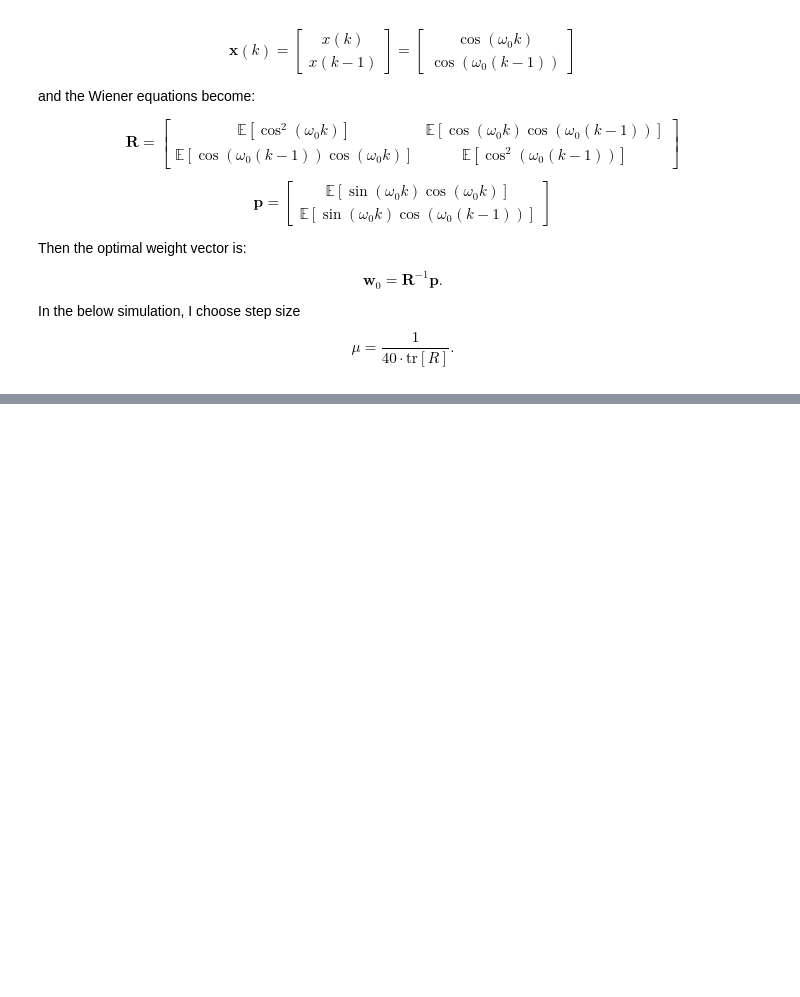
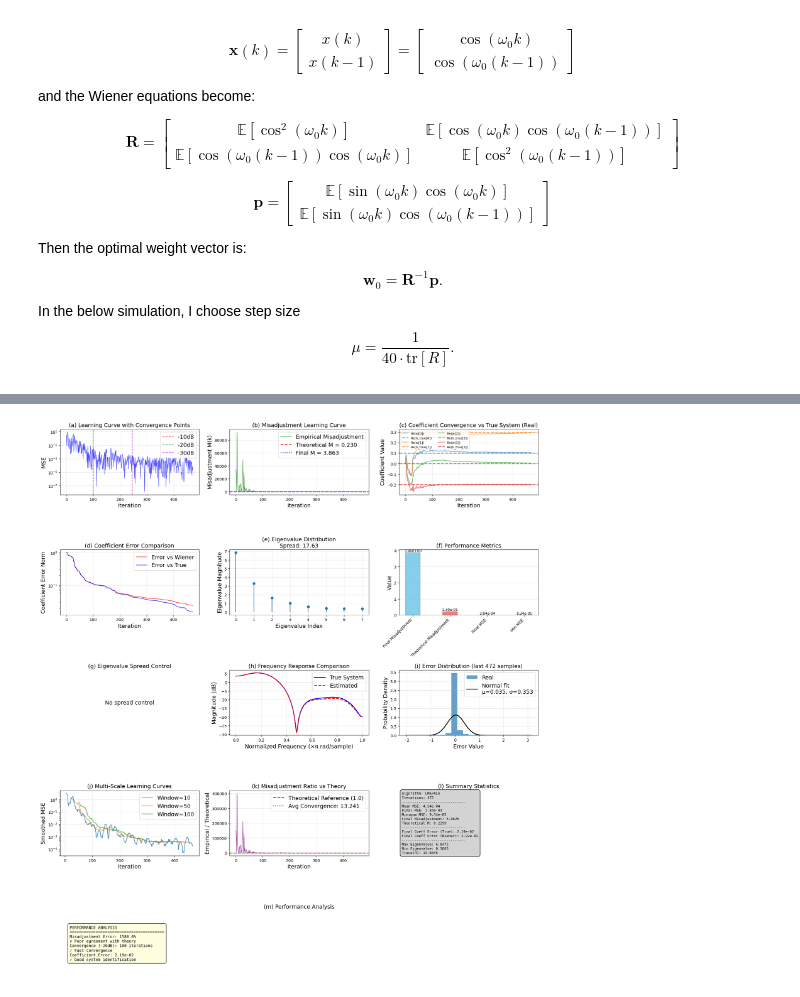
Before and after one commit to murumura/adsp, a Jupyter notebook: Chap3.ipynb, the cells around one changed output, grey strips where cells are left out. Saved outputs shown, nothing was run; the diff lists cells and outputs as text; code cells hidden in the pictures; blank space fills up the shorter version.

```diff
--- a/Chap3.ipynb
+++ b/Chap3.ipynb
@@ -481,0 +587,93 @@ Example 3.6 Perform the system idetification problem
+# %%
+# Fixed JAX-compatible signal generation function
+def gen_d_x_example3_6_2(n_samples: int, a: float, key: jax.random.PRNGKey, sigma_x2: float = 1, sigma_n2: float = 1e-4):
+    """Create x via AR(1) with pole a, produce desired d = h_true * x + measurement noise."""
+    key, subkey1, subkey2 = jax.random.split(key, 3)
+    h_true = jnp.array([0.1, 0.3, 0.0, -0.2, -0.4, -0.7, -0.4, -0.2], dtype=jnp.float64)
+
+    # White Gaussian noise
+    u = jax.random.normal(subkey1, (n_samples + 100,), dtype=jnp.float64) * jnp.sqrt(sigma_x2)
+
+    # Generate AR(1) signal using JAX-compatible operations
+    def ar1_step(carry, u_val):
+        x_prev = carry
+        x_current = a * x_prev + u_val
+        return x_current, x_current
+
+    # Initialize with first value and scan through the rest
+    x0 = jnp.array(0.0, dtype=jnp.float64)
+    _, x = jax.lax.scan(ar1_step, x0, u[1:])
+
+    # Prepend the initial value
+    x = jnp.concatenate([jnp.array([x0]), x])
+
+    # Filter with plant h_true (FIR)
+    d = jnp.convolve(x, h_true, mode='full')[:len(x)]
+
+    # Generate measurement noise (keep this for min MSE calculation)
+    measurement_noise = jax.random.normal(subkey2, d.shape) * jnp.sqrt(sigma_n2)
+
+    # Add measurement noise
+    d = d + measurement_noise
+
+    # Remove transients
+    start = 100
+    return h_true, x[start:start+n_samples], d[start:start+n_samples], measurement_noise[start:start+n_samples]
+
+# Example 3.6 signal generator with spread control
+def create_example3_6_2a_generator(target_spread: float = 1.0, sigma_x2:float = 1.0, sigma_n2: float = 1e-4):
+    """Create signal generator for Example 3.6 with specific eigenvalue spread"""
+    def generator(n_samples: int, key: jax.random.PRNGKey):
+        # Find AR(1) pole for target spread
+        a = jaxfilter.find_ar1_pole_for_spread_theoretical(target_spread, 8)  # 8-tap system
+        return gen_d_x_example3_6_2(n_samples, a, key, sigma_x2=sigma_x2, sigma_n2=sigma_n2)
+    return generator
+
+# Parameters
+n_iters   = 472
+h_true = jnp.array([0.1, 0.3, 0.0, -0.2, -0.4, -0.7, -0.4, -0.2], dtype=float)
+filter_order = len(h_true) - 1
+mu     = 0.0128
+sigma_n2 = 1e-4
+sigma_x2 = 1.0
+target_spread=20
+lms = jaxfilter.LMS(mu=mu, filter_order=filter_order)
+results = {}
+# For part (a) - different spreads
+#for spread in [1.0, 20.0, 80.0]:
+gen_signals_fn = create_example3_6_2a_generator(
+    target_spread=target_spread,
+    sigma_x2=sigma_x2,
+    sigma_n2=sigma_n2
+)
+sysid = jaxfilter.SystemIdentification(lms, gen_signals_fn)
+w_hist, e_hist, metrics, _ = sysid.run(n_samples=n_iters)
+trR = metrics['trace_R']
+R = metrics["R"]
+# Add debugging to check your parameters
+print(f"Step size (μ): {mu}")
+print(f"Filter length (N): {len(h_true)}")
+print(f"Input power (σ_x²): {sigma_x2}")
+print(f"Stability check - μ * N * σ_x²: {mu * len(h_true) * sigma_x2}")
+print(f"Should be < 1 for convergence: {mu * len(h_true) * sigma_x2 < 1}")
+
+N = filter_order  # This should be 8
+misadjustment_theory = calculate_theoretical_misadjustment(mu = mu, R=R)
+print("=== Example 3.6.2 Sytem Identification (a,b) ===")
+print(f"Wiener solution: {metrics['wiener_solution']}")
+print(f"Final coefficients: {metrics['final_coeff']}")
+print(f"Final MSE: {metrics['final_mse']:.6f}")
+print(f"Min MSE: {metrics['min_mse']:.6f}")
+print(f"Misadjustment(Experiment): {metrics['misadjustment']:.6f}")
+print(f"Misadjustment(Theory) {misadjustment_theory}")
+print(f"Final coeff error: {metrics['final_coeff_error']:.6f}")
+
+# Plot single trial results
+fig = jaxfilter.plot_results(w_hist, e_hist, metrics)
+save_fig("lms_ex3-6-2-ab")
+
+# Analyze convergence path (for 2D visualization)
+if w_hist.shape[1] >= 2:
+  fig = jaxfilter.analyze_convergence_path(w_hist, metrics)
+  save_fig("lms_ex3-6-2-ab-convpath-2d")
+# %% [output]
@@ -481,0 +697 @@ Example 3.6 Perform the system idetification problem
+[figure, added]
```
Also changed, not shown: parts of 14 cells of this notebook, 14 other files.
